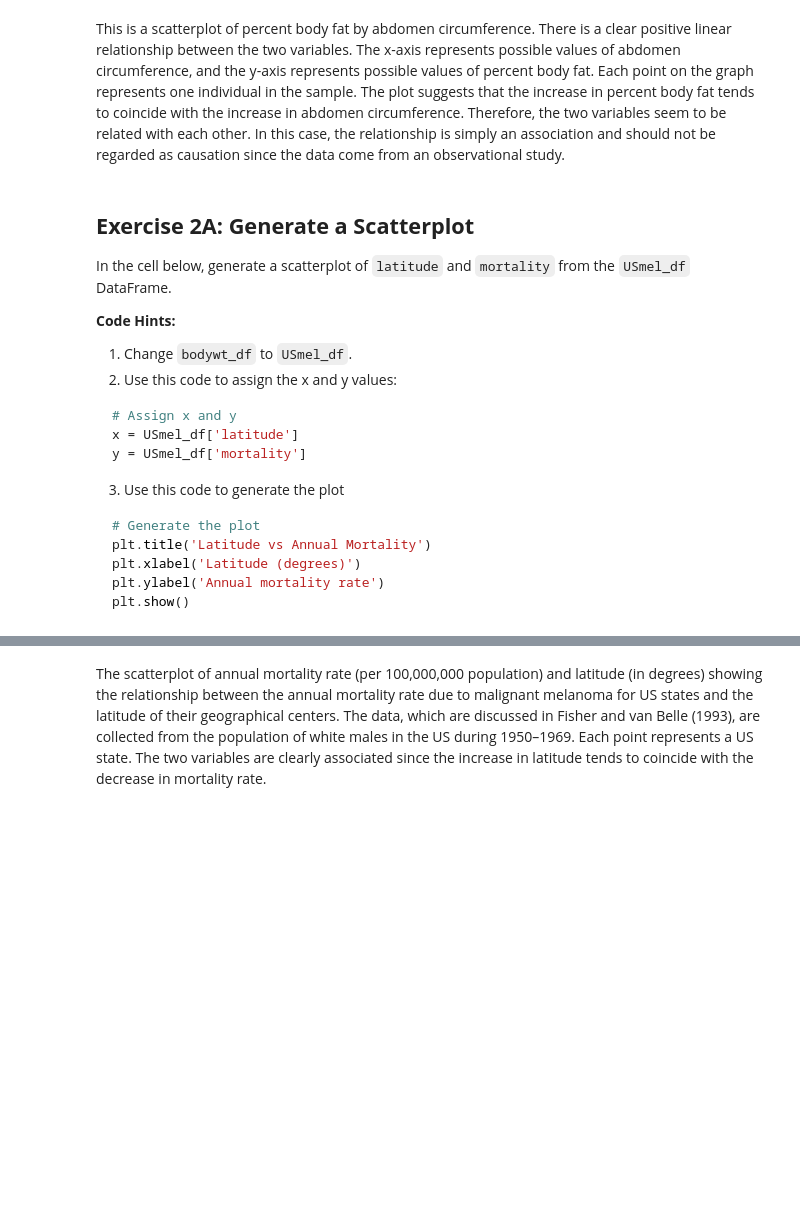
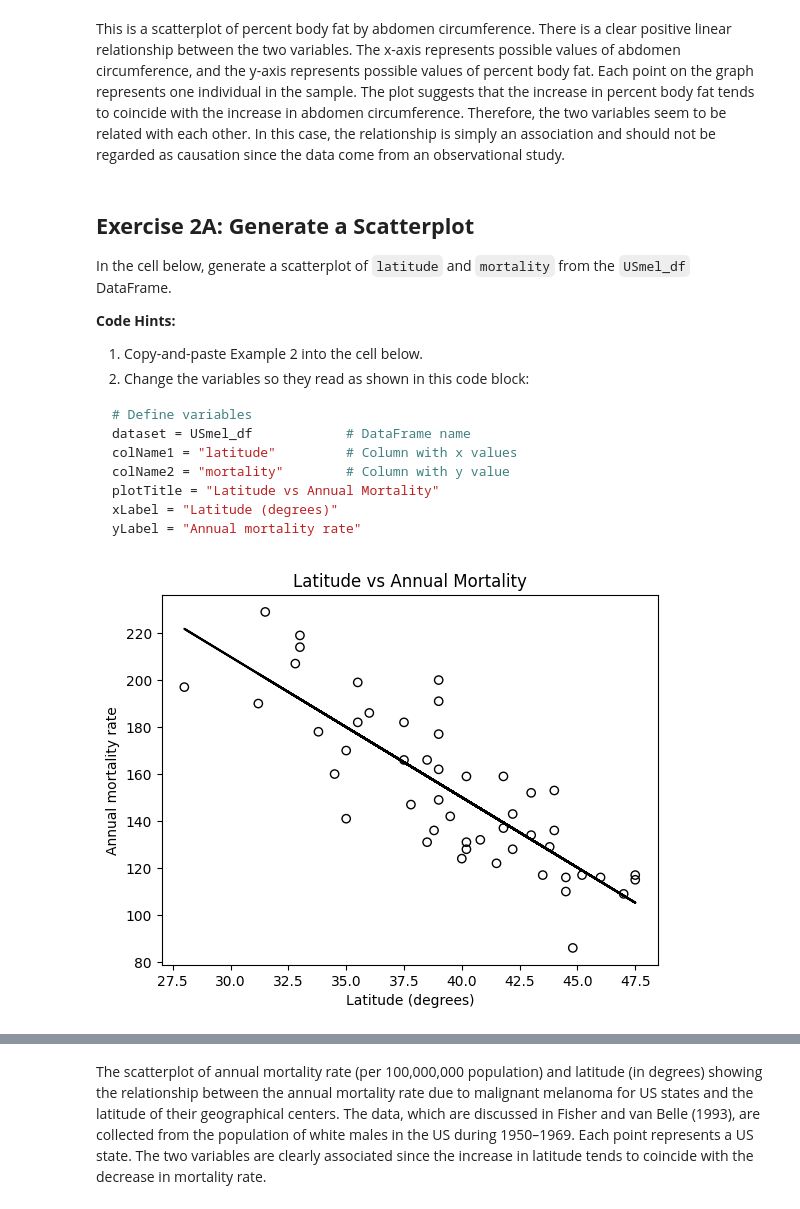
Before and after one commit to DavidSenseman/STA1403, a Jupyter notebook: Chapter_03A.ipynb, the cells around one changed output, grey strips where cells are left out. Cells and saved outputs as stored; diff of their text form; code cells hidden in the pictures; blank space fills up the shorter version.

````diff
--- a/Chapter_03A.ipynb
+++ b/Chapter_03A.ipynb
@@ -153,0 +176,18 @@ In the cell below, write the code to read a file called `USmelanoma` and display
+# %%
+# @title Exercise 1A: Create Dataframe from File Download
+
+import pandas as pd
+
+# Define variables
+file_server="https://biologicslab.co"
+file_dir="/STA1403/data/"
+file_name="USmelanoma"
+
+# Build datafile name
+datafile=file_server + file_dir + file_name
+
+# Store datafile in dataframe
+USmel_df = pd.read_csv(datafile, sep=',', na_values=[" ", "NA", "null", ""])
+
+# Print out selected records in dataframe
+USmel_df.head()
@@ -219,18 +299,14 @@ This is a scatterplot of percent body fat by abdomen circumference. There is a c
 In the cell below, generate a scatterplot of `latitude` and `mortality` from the `USmel_df` DataFrame.
 
 **Code Hints:**
-1. Change `bodywt_df` to `USmel_df`.
-2. Use this code to assign the x and y values:
+1. Copy-and-paste Example 2 into the cell below.
+2. Change the variables so they read as shown in this code block:
 ```Python
-# Assign x and y
-x = USmel_df['latitude']
-y = USmel_df['mortality']
+# Define variables
+dataset = USmel_df            # DataFrame name
+colName1 = "latitude"         # Column with x values
+colName2 = "mortality"        # Column with y value
+plotTitle = "Latitude vs Annual Mortality"
+xLabel = "Latitude (degrees)"
+yLabel = "Annual mortality rate"
 ```
-3. Use this code to generate the plot
-```Python
-# Generate the plot
-plt.title('Latitude vs Annual Mortality')
-plt.xlabel('Latitude (degrees)')
-plt.ylabel('Annual mortality rate')
-plt.show()
-```
@@ -239,3 +313,38 @@ plt.show()
+# %%
+# @title Exercise 2A: Generate a Scatterplot
+
+import matplotlib.pyplot as plt
+import numpy as np
+
+# Define variables
+dataset = USmel_df            # DataFrame name
+colName1 = "latitude"         # Column with x values
+colName2 = "mortality"        # Column with y value
+plotTitle = "Latitude vs Annual Mortality"
+xLabel = "Latitude (degrees)"
+yLabel = "Annual mortality rate"
+
+# Assign x and y
+x = dataset[colName1]
+y = dataset[colName2]
+
+# Create the scatter plot with open circles
+plt.scatter(x, y, facecolors='none', edgecolors='black')
+
+# Calculate the line of best fit
+z = np.polyfit(x, y, 1)
+p = np.poly1d(z)
+
+# Add the line to the plot
+plt.plot(x, p(x), color='black')
+
+# Generate the plot
+plt.title(plotTitle)
+plt.xlabel(xLabel)
+plt.ylabel(yLabel)
+plt.show()
+# %% [output]
+[figure, added]
 # %% [markdown]
 If the code is correct, you should see the following output:
 
````
Also changed, not shown: parts of 36 cells of this notebook.
